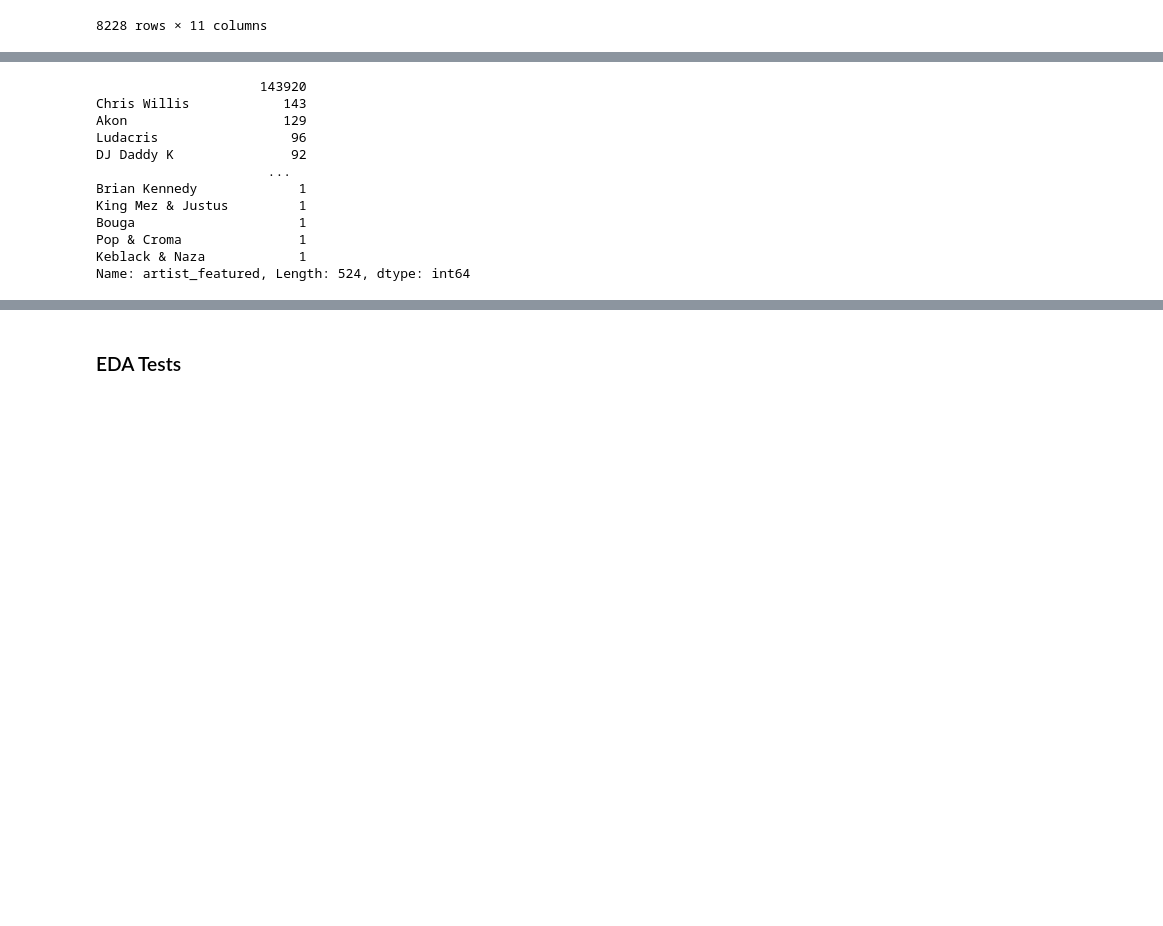
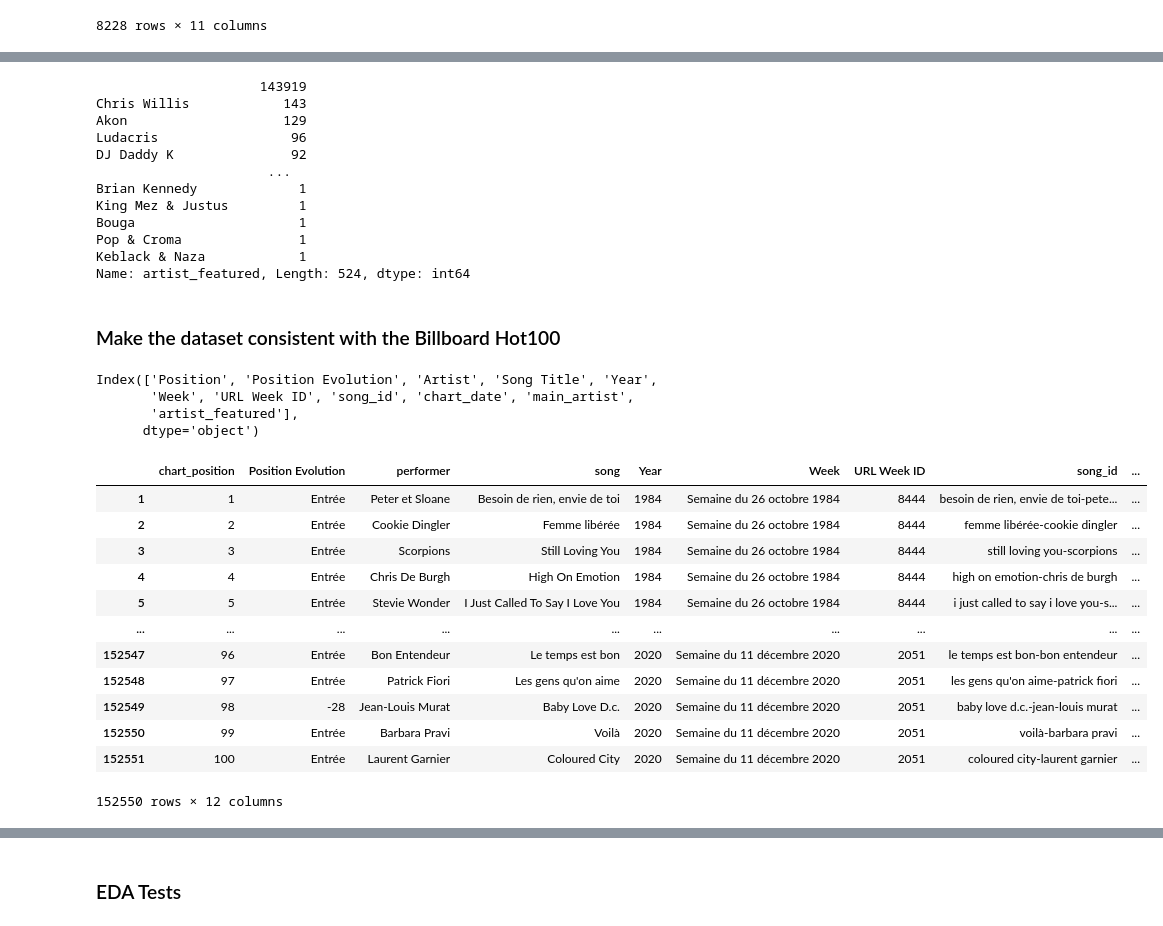
Before and after one commit to matthieubaillard/gender-diversity-in-music-charts, a Jupyter notebook: projet.ipynb, the cells around one changed output, grey strips where cells are left out. Drawn from its saved outputs; the diff is of its cells as text; code cells hidden in the pictures; blank space fills up the shorter version.

```diff
--- a/projet.ipynb
+++ b/projet.ipynb
@@ -812,3 +875,6 @@ Note we still have 1 unidentified song / artist / song_id in our dataset (Index
+# %%
+# Note we still have 1 unidentified song / artist / song_id in our dataset (Index 107706), which we will drop:
+FRcharts_df = FRcharts_df.drop(107706, axis=0)
 # %% [markdown]
 #### From 'Artist' to 'main_artist' and 'artist_featured'
 # %%
@@ -911,7 +977,7 @@ Name: main_artist, Length: 4956, dtype: int64
 FRcharts_df['artist_featured'].value_counts()
 #And 524 unique featured artists
 # %% [output]
-                     143920
+                     143919
 Chris Willis            143
 Akon                    129
 Ludacris                 96
@@ -923,3 +989,34 @@ Bouga                     1
 Pop & Croma               1
 Keblack & Naza            1
 Name: artist_featured, Length: 524, dtype: int64
+# %% [markdown]
+### Make the dataset consistent with the Billboard Hot100
+# %%
+FRcharts_df.columns
+# %% [output]
+Index(['Position', 'Position Evolution', 'Artist', 'Song Title', 'Year',
+       'Week', 'URL Week ID', 'song_id', 'chart_date', 'main_artist',
+       'artist_featured'],
+      dtype='object')
+# %%
+#Rename Position column
+FRcharts_df.rename(columns={'Position': 'chart_position', 'Artist': 'performer', 'Song Title': 'song'}, inplace=True)
+# %%
+#Create Chart URL based on Week id (adding leading 0 if the week ID is not 4 digits)
+FRcharts_df['chart_url'] = "https://www.chartsinfrance.net/charts/" + FRcharts_df['URL Week ID'].astype(str).str.zfill(4) + "/singles.php"
+# %%
+FRcharts_df
+# %% [output]
+|  | chart_position | Position Evolution | performer | song | Year | Week | URL Week ID | song_id | ... |
+| 1 | 1 | Entrée | Peter et Sloane | Besoin de rien, envie de toi | 1984 | Semaine du 26 octobre 1984 | 8444 | besoin de rien, envie de toi-pete... | ... |
+| 2 | 2 | Entrée | Cookie Dingler | Femme libérée | 1984 | Semaine du 26 octobre 1984 | 8444 | femme libérée-cookie dingler | ... |
+| 3 | 3 | Entrée | Scorpions | Still Loving You | 1984 | Semaine du 26 octobre 1984 | 8444 | still loving you-scorpions | ... |
+| 4 | 4 | Entrée | Chris De Burgh | High On Emotion | 1984 | Semaine du 26 octobre 1984 | 8444 | high on emotion-chris de burgh | ... |
+| 5 | 5 | Entrée | Stevie Wonder | I Just Called To Say I Love You | 1984 | Semaine du 26 octobre 1984 | 8444 | i just called to say i love you-s... | ... |
+| ... | ... | ... | ... | ... | ... | ... | ... | ... | ... |
+| 152547 | 96 | Entrée | Bon Entendeur | Le temps est bon | 2020 | Semaine du 11 décembre 2020 | 2051 | le temps est bon-bon entendeur | ... |
+| 152548 | 97 | Entrée | Patrick Fiori | Les gens qu'on aime | 2020 | Semaine du 11 décembre 2020 | 2051 | les gens qu'on aime-patrick fiori | ... |
+| 152549 | 98 | -28 | Jean-Louis Murat | Baby Love D.c. | 2020 | Semaine du 11 décembre 2020 | 2051 | baby love d.c.-jean-louis murat | ... |
+| 152550 | 99 | Entrée | Barbara Pravi | Voilà | 2020 | Semaine du 11 décembre 2020 | 2051 | voilà-barbara pravi | ... |
+| 152551 | 100 | Entrée | Laurent Garnier | Coloured City | 2020 | Semaine du 11 décembre 2020 | 2051 | coloured city-laurent garnier | ... |
+152550 rows × 12 columns
```
Also changed, not shown: parts of 64 cells of this notebook.
